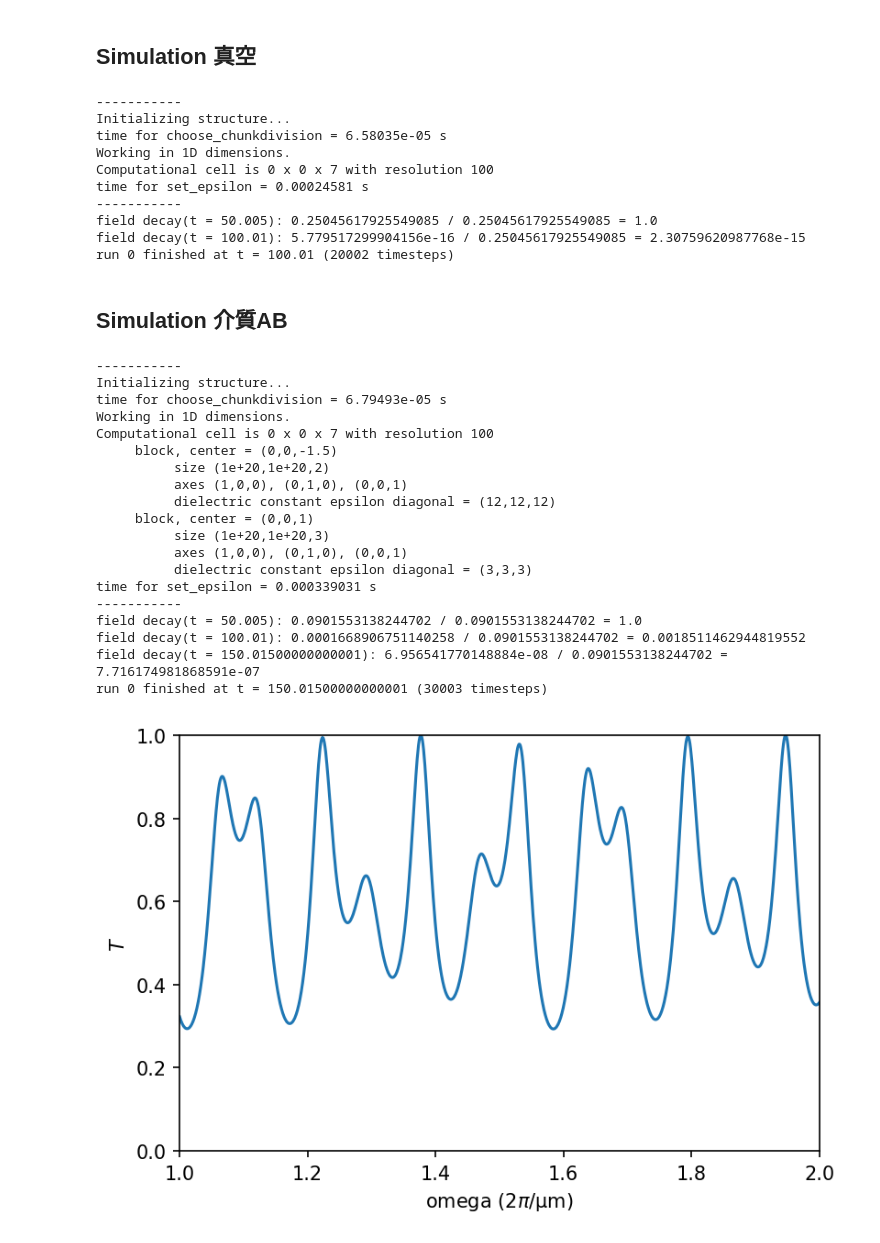
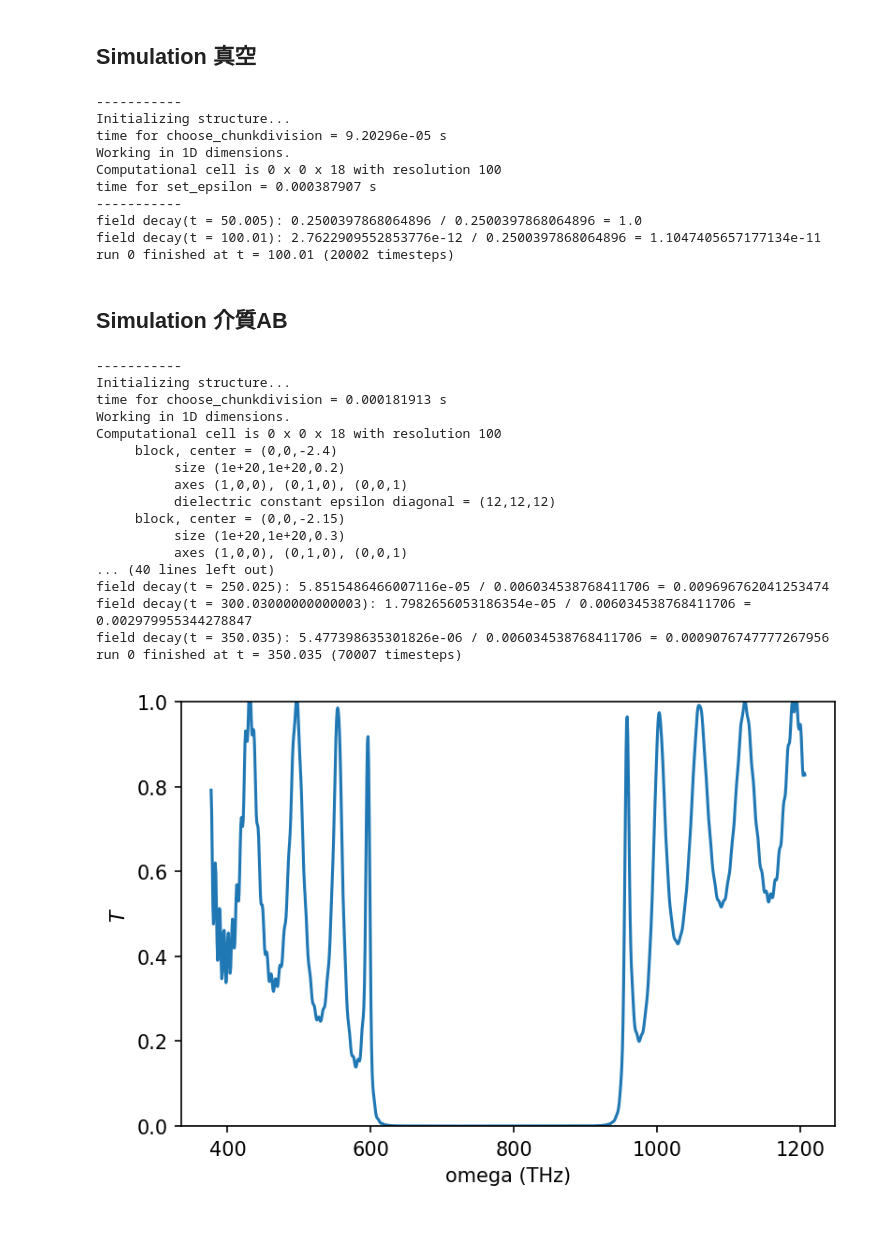
Before and after one commit to zcxm12/website, a Jupyter notebook: try.ipynb, the cells around one changed output. Drawn from its saved outputs; the diff is of its cells as text; code cells hidden in the pictures.

```diff
--- a/try.ipynb
+++ b/try.ipynb
@@ -66,24 +80,24 @@ sim_vac = mp.Simulation(cell_size=cell_size,
                     boundary_layers=pml_layers,
                     dimensions=1,
                     sources=sources)
-refl_fr = mp.FluxRegion(center=mp.Vector3(z=-flux_reg_z))
-refl = sim_vac.add_flux(fcen, df*dfp,nf, refl_fr)
-tran_fr = mp.FluxRegion(center=mp.Vector3(z=flux_reg_z))
-tran = sim_vac.add_flux(fcen, df*dfp, nf, tran_fr)
+refl_fr = mp.FluxRegion(center=mp.Vector3(z=-8))
+refl = sim_vac.add_flux(fcen, df,nf, refl_fr)
+tran_fr = mp.FluxRegion(center=mp.Vector3(z=8))
+tran = sim_vac.add_flux(fcen, df, nf, tran_fr)
 sim_vac.run(until_after_sources=mp.stop_when_fields_decayed(50,mp.Ex,
                                                             mp.Vector3(z=0),1e-3))
-vac_flux = mp.get_fluxes(tran)
-flux_freqs = mp.get_flux_freqs(tran)
+empty_flux = mp.get_fluxes(tran)
+empty_data = sim_vac.get_flux_data(refl)
 # %% [output]
 -----------
 Initializing structure...
-time for choose_chunkdivision = 6.58035e-05 s
+time for choose_chunkdivision = 9.20296e-05 s
 Working in 1D dimensions.
-Computational cell is 0 x 0 x 7 with resolution 100
-time for set_epsilon = 0.00024581 s
+Computational cell is 0 x 0 x 18 with resolution 100
+time for set_epsilon = 0.000387907 s
 -----------
-field decay(t = 50.005): 0.25045617925549085 / 0.25045617925549085 = 1.0
-field decay(t = 100.01): 5.779517299904156e-16 / 0.25045617925549085 = 2.30759620987768e-15
+field decay(t = 50.005): 0.2500397868064896 / 0.2500397868064896 = 1.0
+field decay(t = 100.01): 2.7622909552853776e-12 / 0.2500397868064896 = 1.1047405657177134e-11
 run 0 finished at t = 100.01 (20002 timesteps)
 # %% [markdown]
 ## Simulation 介質AB
@@ -94,50 +108,51 @@ sim = mp.Simulation(cell_size=cell_size,
                     sources=sources,
                     dimensions=1,
                     geometry=BlockAB(NAB,0))
-refl_fr = mp.FluxRegion(center=mp.Vector3(z=-flux_reg_z))
-refl = sim_vac.add_flux(fcen, df*dfp,nf, refl_fr)
-tran_fr = mp.FluxRegion(center=mp.Vector3(z=flux_reg_z))
-tran = sim.add_flux(fcen, df*dfp, nf, tran_fr)
-sim.run(until_after_sources=mp.stop_when_fields_decayed(50,mp.Ex,
-                                                        mp.Vector3(z=0),1e-3))
+tran = sim.add_flux(fcen, df, nf, tran_fr)
+refl = sim.add_flux(fcen, df, nf, refl_fr)
+sim.load_minus_flux_data(refl, empty_data)
+
+sim.run(until_after_sources=mp.stop_when_fields_decayed(50, mp.Ex,
+                                                        mp.Vector3(z=0), 1e-3))
+
+refl_flux = mp.get_fluxes(refl)
 tran_flux = mp.get_fluxes(tran)
-refl_flux = mp.get_fluxes(refl)
+freqs = mp.get_flux_freqs(refl)
 # %% [output]
 -----------
 Initializing structure...
-time for choose_chunkdivision = 6.79493e-05 s
+time for choose_chunkdivision = 0.000181913 s
 Working in 1D dimensions.
-Computational cell is 0 x 0 x 7 with resolution 100
-     block, center = (0,0,-1.5)
-          size (1e+20,1e+20,2)
+Computational cell is 0 x 0 x 18 with resolution 100
+     block, center = (0,0,-2.4)
+          size (1e+20,1e+20,0.2)
           axes (1,0,0), (0,1,0), (0,0,1)
           dielectric constant epsilon diagonal = (12,12,12)
-     block, center = (0,0,1)
-          size (1e+20,1e+20,3)
+     block, center = (0,0,-2.15)
+          size (1e+20,1e+20,0.3)
           axes (1,0,0), (0,1,0), (0,0,1)
-          dielectric constant epsilon diagonal = (3,3,3)
-time for set_epsilon = 0.000339031 s
------------
-field decay(t = 50.005): 0.0901553138244702 / 0.0901553138244702 = 1.0
-field decay(t = 100.01): 0.0001668906751140258 / 0.0901553138244702 = 0.0018511462944819552
-field decay(t = 150.01500000000001): 6.956541770148884e-08 / 0.0901553138244702 = 7.716174981868591e-07
-run 0 finished at t = 150.01500000000001 (30003 timesteps)
+... (40 lines left out)
+field decay(t = 250.025): 5.8515486466007116e-05 / 0.006034538768411706 = 0.009696762041253474
+field decay(t = 300.03000000000003): 1.7982656053186354e-05 / 0.006034538768411706 = 0.002979955344278847
+field decay(t = 350.035): 5.477398635301826e-06 / 0.006034538768411706 = 0.0009076747777267956
+run 0 finished at t = 350.035 (70007 timesteps)
 # %%
 wvls = np.empty(nf)
 R = np.empty(nf)
 T = np.empty(nf)
 for i in range(nf):
-        wvls[i] = 1/flux_freqs[i]
-        R[i] = -refl_flux[i]/vac_flux[i]
-        T[i] = tran_flux[i]/vac_flux[i]
+        wvls[i] = 1/freqs[i]*2*np.pi*3*10
+        R[i] = -refl_flux[i]/empty_flux[i]
+        T[i] = tran_flux[i]/empty_flux[i]
 # %%
 plt.figure(dpi=150)#解析度
-plt.plot(omega/2/np.pi,T,'-',label='$T_{nur}$')#x軸omega y軸T
-plt.xlabel("omega ($2\pi$/μm)")
+plt.plot(omega*300,T,'-',label='$T_{nur}$')#x軸omega y軸T
+#plt.plot(omega/2/np.pi,R,'.',label='$T_{nur}$')
+plt.xlabel("omega (THz)")
 plt.ylabel("$T$")
-plt.xlim([fmin,fmax])
+#plt.xlim([fmin,fmax])
 plt.ylim([0,1])
-plt.savefig('AB.png')
+plt.savefig('10AB.png')
 plt.show()
 # %% [output]
-[figure, old version]
+[figure, new version]
```
Also changed, not shown: parts of 4 cells of this notebook, 2 other files.
